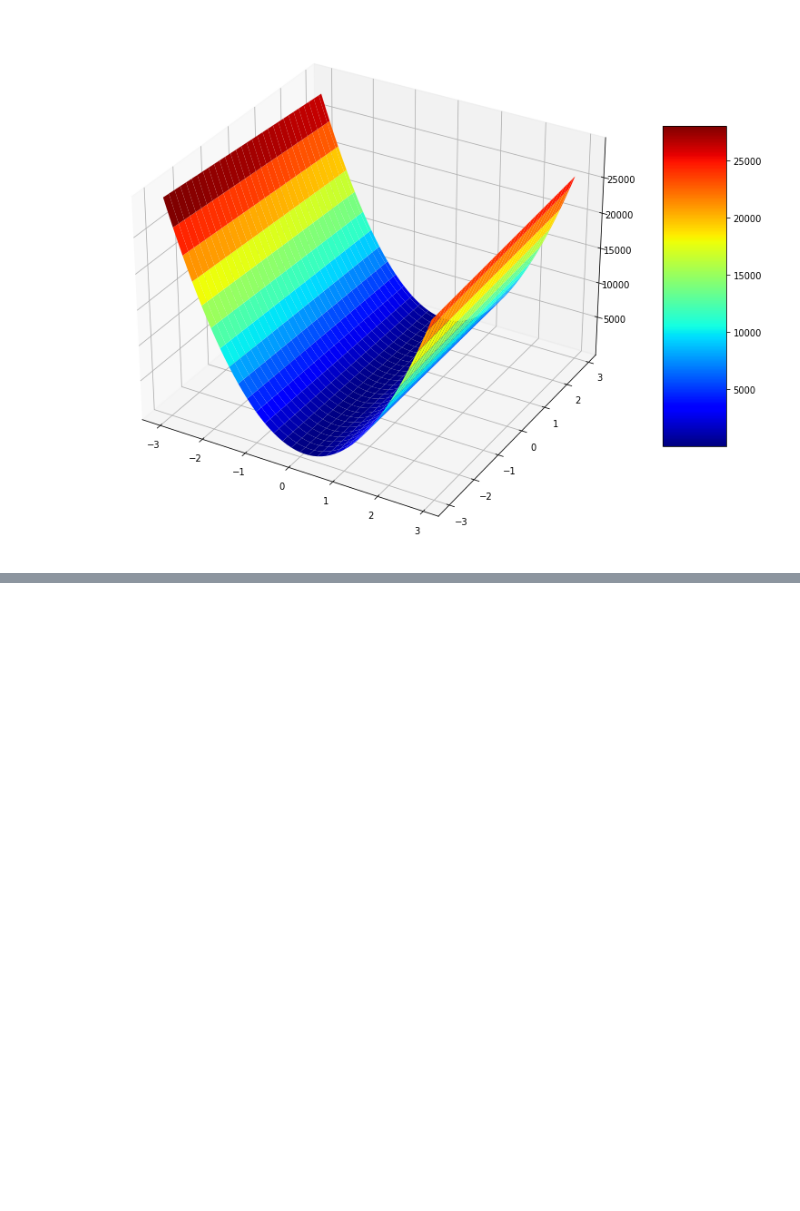
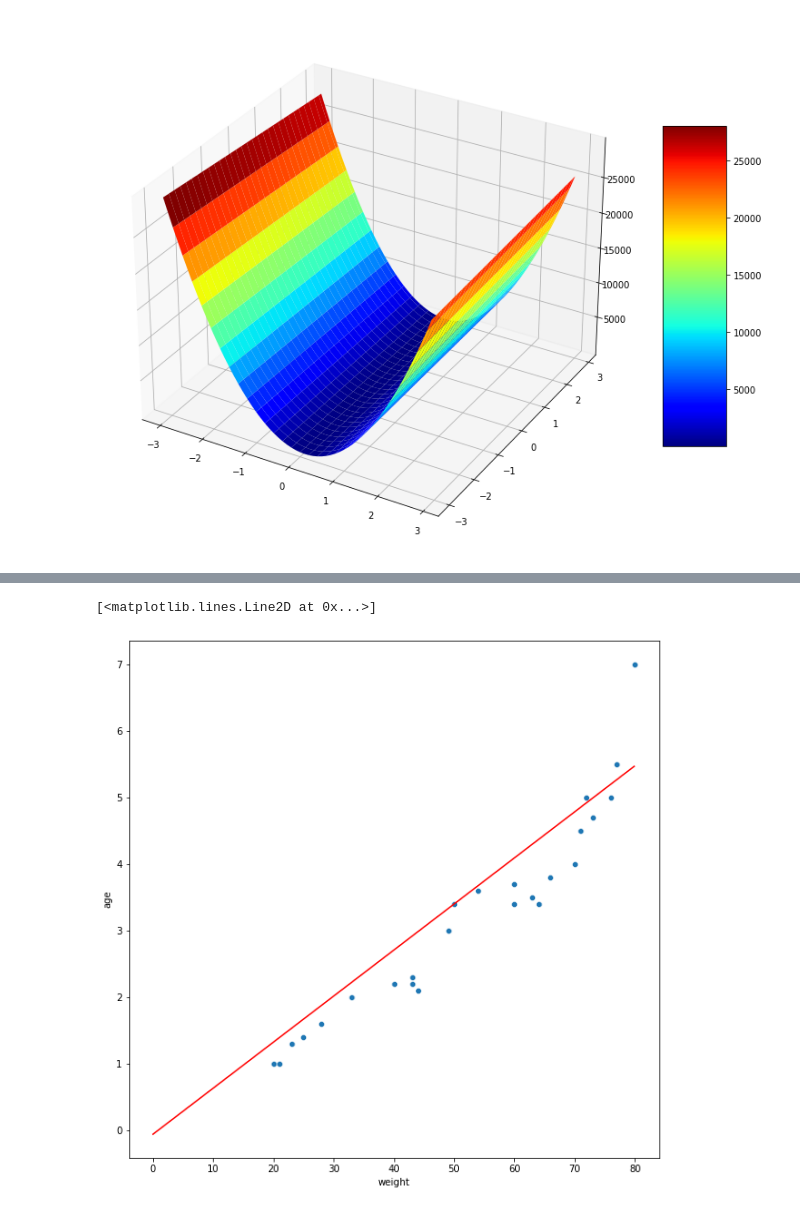
Before and after one commit to amadeovezz/data-sci, a Jupyter notebook: ml/tutorials/regression/linear.ipynb, the cells around one changed output, grey strips where cells are left out. Cells and saved outputs as stored; diff of their text form; code cells hidden in the pictures; blank space fills up the shorter version.

Commit message:
rename package, general cleanup, BUGFIX: tv_gradient_descent, calculate proper derivatives

```diff
--- a/ml/tutorials/regression/linear.ipynb
+++ b/ml/tutorials/regression/linear.ipynb
@@ -131,8 +131,8 @@ plot = sns.scatterplot(data=df, x="weight", y='age')
 
 # Overlay linear model
 model = models.LinearRegression(theta=np.array([.06]))
-avg_loss = validate.avg_loss(model, training_data, labels)
-print(f'Model: {model}  Average loss: {avg_loss}')
+training_loss = evaluate.training_loss(model, training_data, labels)
+print(f'Model: {model}  Training loss: {training_loss}')
 
 def eq_of_line(x) -> float:
     return model.predict(x)
@@ -239,8 +239,8 @@ results = train.sv_descend(
 )
 
 gradient_model = results['model']
-avg_loss = validate.avg_loss(gradient_model, training_data, labels)
-print(f'Model: {gradient_model}  Average loss: {avg_loss}')
+training_loss = evaluate.training_loss(gradient_model, training_data, labels)
+print(f'Model: {gradient_model}  Training loss: {training_loss}')
 # %% [output]
 Model: y = 0 -2.2087162091898975e+214x    Average loss: inf
 # %% [markdown]
@@ -271,7 +271,7 @@ To fix this, lets decrease our learning rate by a factor of $3/4$ each iteration
 parameter, so we will leverage this here. We will also decrease our initial learning rate as well.
 # %%
 d_theta = lambda x, y, theta: -2 * (y - (theta*x)) * x
-learning_schedule = lambda x, y: x * 3/4
+learning_schedule = lambda learning_rate, epoch: learning_rate * 3/4
 
 results = train.sv_descend(
     training_data
@@ -284,8 +284,8 @@ results = train.sv_descend(
 
 gradient_model = results['model']
 
-avg_loss = validate.avg_loss(gradient_model, training_data, labels)
-print(f'Model: {gradient_model}  Average loss: {avg_loss}')
+training_loss = evaluate.training_loss(gradient_model, training_data, labels)
+print(f'Model: {gradient_model}  Training loss: {training_loss}')
 
 #Visualize the estimated model
 plt.subplots(figsize=(10,10))
@@ -376,7 +376,7 @@ This works especially well when we have redundancies in our data.
 In any case, let us use mini-batch stochastic gradient descent and see how it compares:
 # %%
 d_theta = lambda x, y, theta: -2 * (y - (theta*x)) * x
-learning_schedule = lambda x, y: x * 3/4
+learning_schedule = lambda learning_rate, epoch: learning_rate * 3/4
 
 results = train.sv_descend(
     training_data
@@ -391,8 +391,8 @@ results = train.sv_descend(
 
 gradient_model = results['model']
 
-avg_loss = validate.avg_loss(gradient_model, training_data, labels)
-print(f'Model: {gradient_model}  Average loss: {avg_loss}')
+training_loss = evaluate.training_loss(gradient_model, training_data, labels)
+print(f'Model: {gradient_model}  Training loss: {training_loss}')
 
 #Visualize the estimated model
 plt.subplots(figsize=(10,10))
@@ -494,27 +517,27 @@ And now, with out gradient we can just do an element wise update on our paramete
 
 $\overrightarrow{\theta}  \leftarrow \overrightarrow{\theta}  + (\text{learning rate} * (-1 * \nabla J ) $
 # %%
-# WIP
-d_theta = lambda x, y, theta, theta_0: (2*x) * (y - (theta*x) + theta_0)
-d_offset = lambda x, y, theta, theta_0: 2 * (y - (theta*x) + theta_0)
-learning_schedule = lambda x, y: x * 3/4
+d_theta = lambda x, y, theta, theta_0: (2*x) * (-y + (theta*x + theta_0))
+d_offset = lambda x, y, theta, theta_0: 2 * (-y + (theta*x + theta_0))
+learning_schedule = lambda learning_rate, epoch: learning_rate * 3/4
 
-results = train.mv_descend(
+results = train.tv_descend(
     training_data
     , labels
     , derivative_t=d_theta
     , derivative_o=d_offset
     , learning_rate=.0001
+    , init_parameter_range= (-5, 5)
     , learning_schedule=learning_schedule
+    , stochastic=True
+    , mini_batch_number=4
     , maximum_num_epochs=100000
-    , stochastic=False
-    , mini_batch_number=4
 )
 
 gradient_model = results['model']
 
-avg_loss = validate.avg_loss(gradient_model, training_data, labels)
-print(f'Model: {gradient_model}  Average loss: {avg_loss}')
+training_loss = evaluate.training_loss(gradient_model, training_data, labels)
+print(f'Model: {gradient_model}  Training loss: {training_loss}')
 
 #Visualize the estimated model
 plt.subplots(figsize=(10,10))
@@ -530,0 +554,2 @@ TypeError: cannot unpack non-iterable int object
+[<matplotlib.lines.Line2D at 0x...>]
+[figure, added]
```
Also changed, not shown: parts of 10 cells of this notebook, 3 other files.
